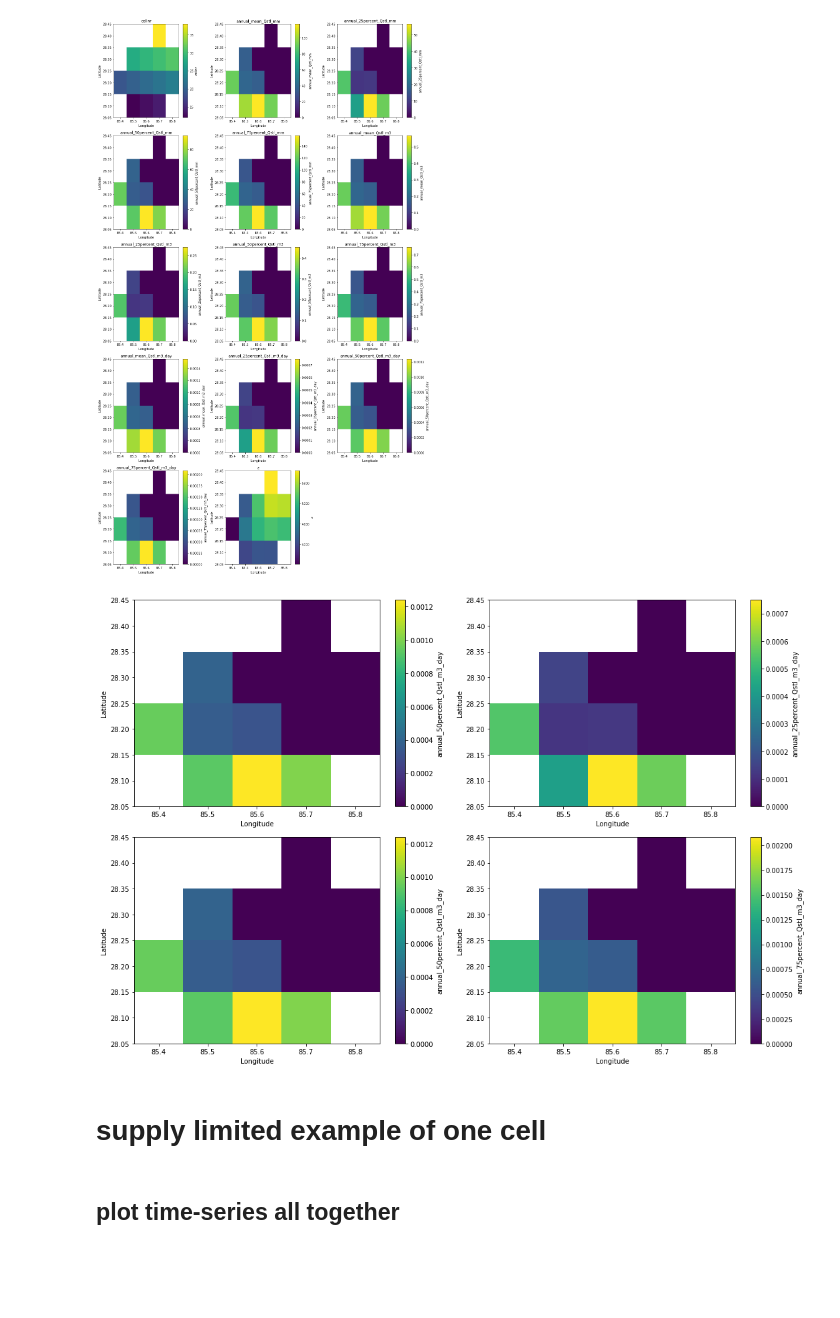
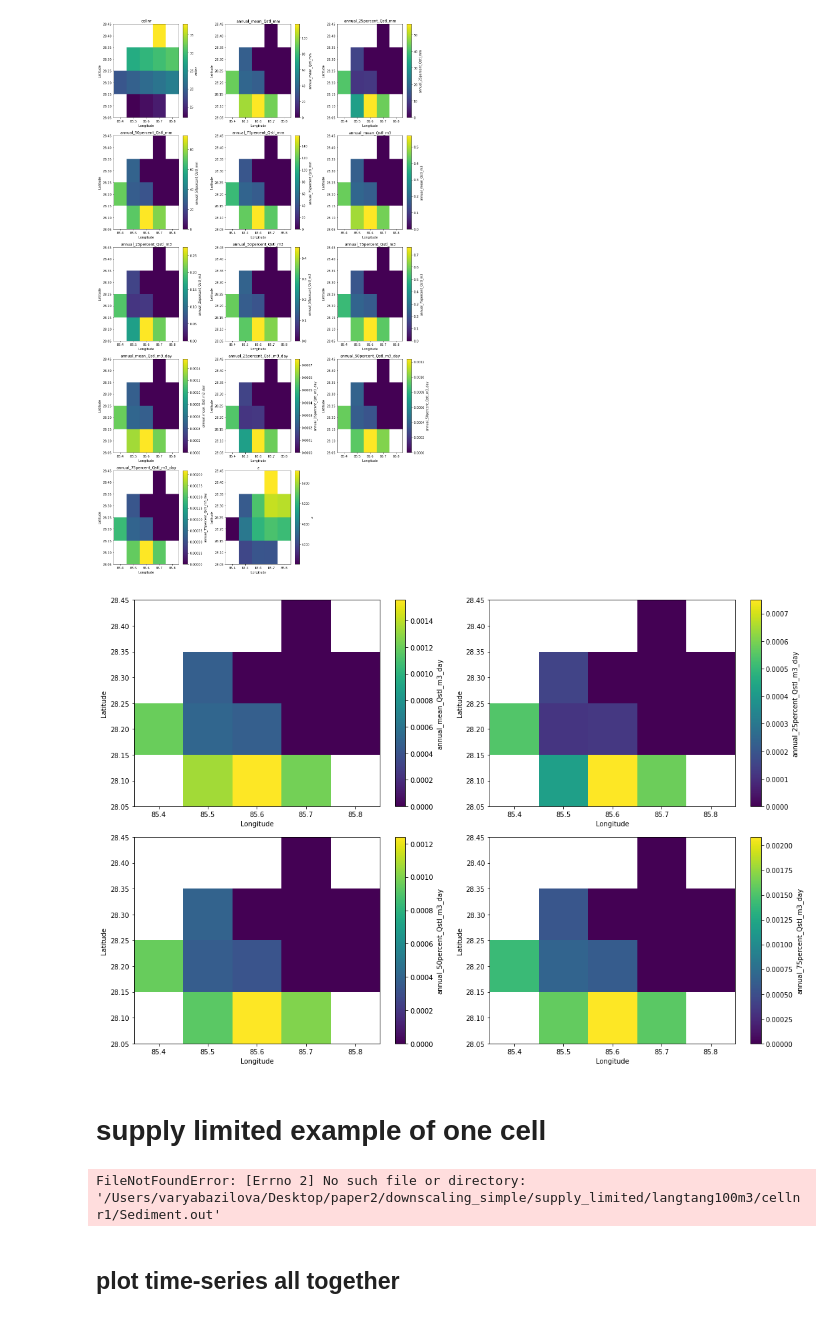
Before and after one commit to varyabazilova/sedcas_sediments_hma, a Jupyter notebook: downscaling_simple/plots.ipynb, the cells around one changed output. Drawn from its saved outputs; the diff is of its cells as text; code cells hidden in the pictures; blank space fills up the shorter version.

```diff
--- a/downscaling_simple/plots.ipynb
+++ b/downscaling_simple/plots.ipynb
@@ -55,27 +55,32 @@ plt.show()
 # %%
 fig = plt.figure(figsize=(15, 10))
 mosaic = fig.subplot_mosaic('''
                             ab
                             cd
                             ''')
 
-ds.annual_50percent_Qstl_m3_day.plot(ax=mosaic['a'])
+ds.annual_mean_Qstl_m3_day.plot(ax=mosaic['a'])
 ds.annual_25percent_Qstl_m3_day.plot(ax=mosaic['b'])
 ds.annual_50percent_Qstl_m3_day.plot(ax=mosaic['c'])
 ds.annual_75percent_Qstl_m3_day.plot(ax=mosaic['d'])
 
 plt.tight_layout()
 # %% [output]
-[figure, old version]
+[figure, new version]
 # %% [markdown]
 # supply limited example of one cell
 # %%
 path = '/Users/varyabazilova/Desktop/paper2/downscaling_simple/'
 
-Sed_tl = pd.read_csv(path + 'transport_limited/langtang/cellnr21/Sediment.out')
+Sed_tl = pd.read_csv(path + 'transport_limited/langtang/cellnr19/Sediment.out')
 
-Sed_mean      = pd.read_csv(path + 'supply_limited/langtang_annual_mean/cellnr12/Sediment.out')
-Sed_percent25 = pd.read_csv(path + 'supply_limited/langtang_annuall_mean25percent/cellnr12/Sediment.out')
-Sed_percent50 = pd.read_csv(path + 'supply_limited/langtang_annuall_mean50percent/cellnr12/Sediment.out')
-Sed_percent75 = pd.read_csv(path + 'supply_limited/langtang_annuall_mean75percent/cellnr12/Sediment.out')
+Sed_mean      = pd.read_csv(path + 'supply_limited/langtang_annual_mean/cellnr19/Sediment.out')
+Sed_percent25 = pd.read_csv(path + 'supply_limited/langtang_annuall_mean25percent/cellnr19/Sediment.out')
+Sed_percent50 = pd.read_csv(path + 'supply_limited/langtang_annuall_mean50percent/cellnr19/Sediment.out')
+Sed_percent75 = pd.read_csv(path + 'supply_limited/langtang_annuall_mean75percent/cellnr19/Sediment.out')
+
+
+Sed_100m3 = pd.read_csv(path + 'supply_limited/langtang100m3/cellnr1/Sediment.out')
+# %% [output]
+FileNotFoundError: [Errno 2] No such file or directory: '/Users/varyabazilova/Desktop/paper2/downscaling_simple/supply_limited/langtang100m3/cellnr1/Sediment.out'
 # %%
```
Also changed, not shown: parts of 13 cells of this notebook, 45 other files.
